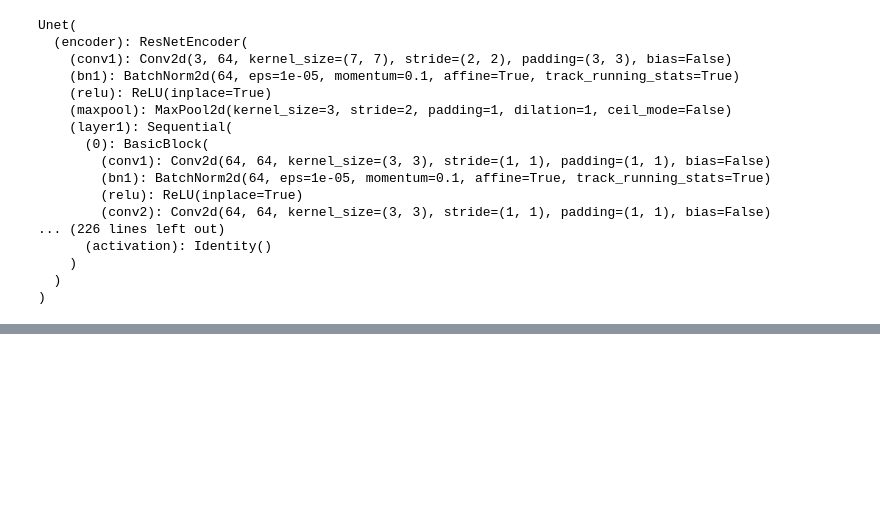
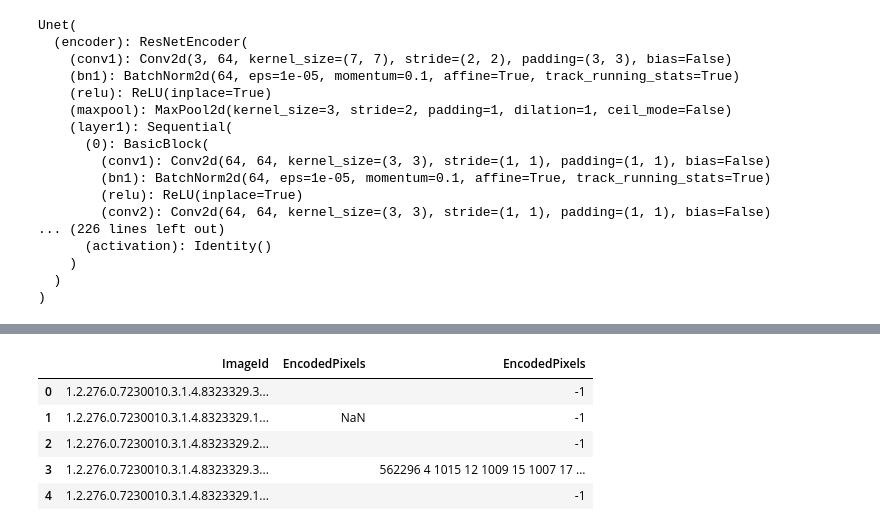
Before and after one commit to alexcri90/Medical-Imaging-DS-Bicocca, a Jupyter notebook: Segmentation_MI.ipynb, the cells around one changed output, grey strips where cells are left out. Cells and saved outputs as stored; diff of their text form; code cells hidden in the pictures; blank space fills up the shorter version.

```diff
--- a/Segmentation_MI.ipynb
+++ b/Segmentation_MI.ipynb
@@ -431,0 +614,9 @@ plot(iou_scores, "IoU score")
+# %%
+df.head()
+# %% [output]
+|  | ImageId | EncodedPixels | EncodedPixels |
+| 0 | 1.2.276.0.7230010.3.1.4.8323329.3... |  | -1 |
+| 1 | 1.2.276.0.7230010.3.1.4.8323329.1... | NaN | -1 |
+| 2 | 1.2.276.0.7230010.3.1.4.8323329.2... |  | -1 |
+| 3 | 1.2.276.0.7230010.3.1.4.8323329.3... |  | 562296 4 1015 12 1009 15 1007 17 ... |
+| 4 | 1.2.276.0.7230010.3.1.4.8323329.1... |  | -1 |
```
Also changed, not shown: parts of 11 cells of this notebook, 4 other files.
